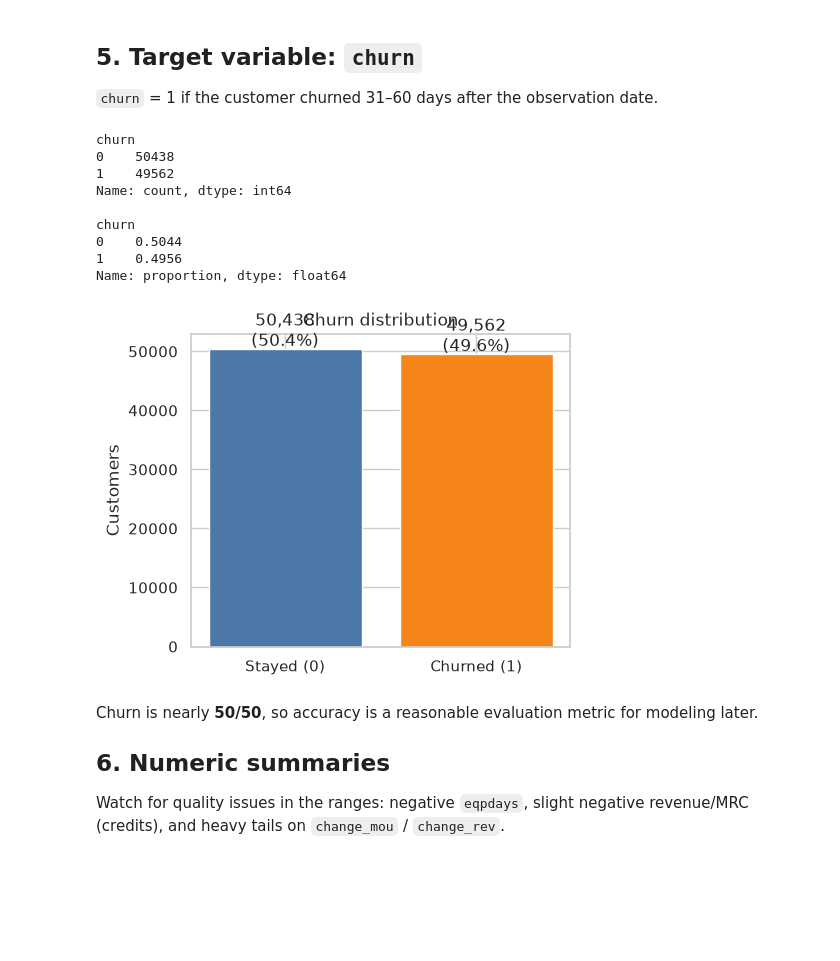
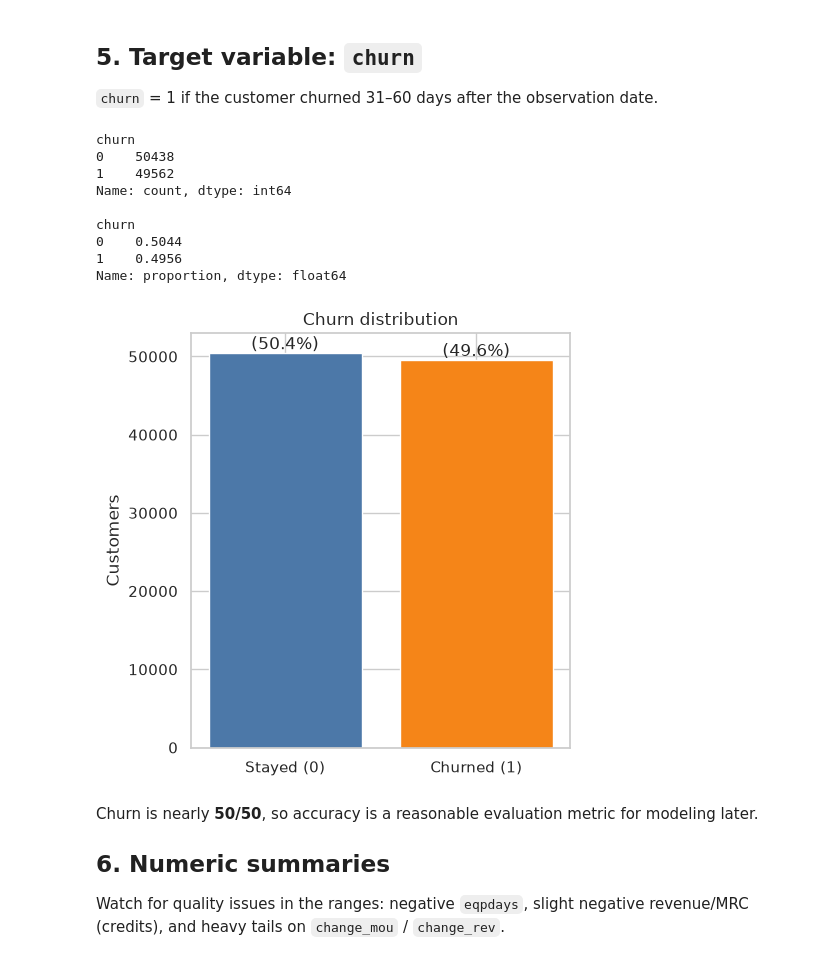
Before and after one commit to farout101/data_mining_ucsy, a Jupyter notebook: main.ipynb, the cells around one changed output. Drawn from its saved outputs; the diff is of its cells as text; code cells hidden in the pictures; blank space fills up the shorter version.

```diff
--- a/main.ipynb
+++ b/main.ipynb
@@ -141,28 +141,28 @@ datovr_Mean       0.36
 # %%
 print(df["churn"].value_counts())
 print()
 print(df["churn"].value_counts(normalize=True).round(4))
 
-fig, ax = plt.subplots(figsize=(5, 4))
+fig, ax = plt.subplots(figsize=(5, 5))
 counts = df["churn"].value_counts().sort_index()
 ax.bar(["Stayed (0)", "Churned (1)"], counts.values, color=["#4C78A8", "#F58518"])
 ax.set_ylabel("Customers")
 ax.set_title("Churn distribution")
 for i, v in enumerate(counts.values):
-    ax.text(i, v + 500, f"{v:,}\n({v/len(df):.1%})", ha="center")
+    ax.text(i, v + 500, f"({v/len(df):.1%})", ha="center")
 plt.tight_layout()
 plt.show()
 # %% [output]
 churn
 0    50438
 1    49562
 Name: count, dtype: int64
 
 churn
 0    0.5044
 1    0.4956
 Name: proportion, dtype: float64
-[figure, old version]
+[figure, new version]
 # %% [markdown]
 Churn is nearly **50/50**, so accuracy is a reasonable evaluation metric for modeling later.
 
```
Also changed, not shown: 1 other file.
